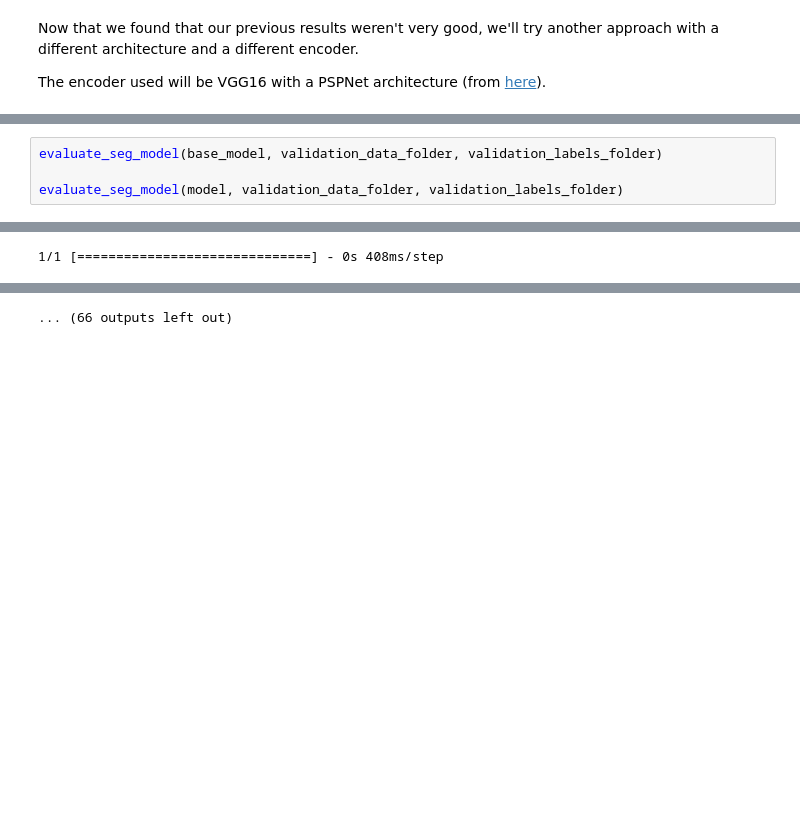
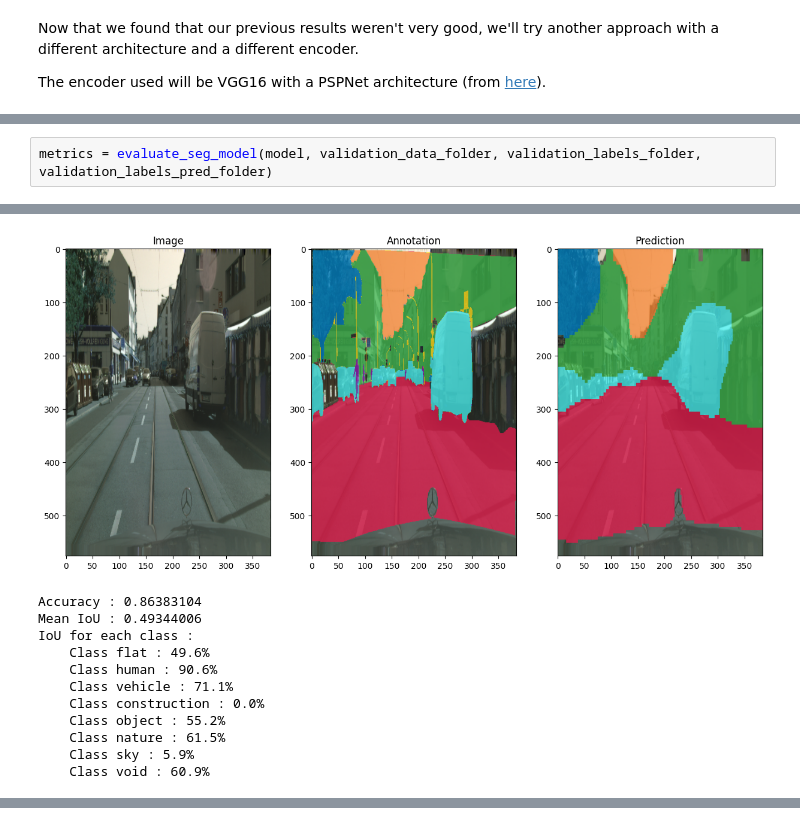
Before and after one commit to Hkllopp/data-segmentation, a Jupyter notebook: notebook.ipynb, the cells around one changed output, grey strips where cells are left out. Cells and saved outputs as stored; diff of their text form; blank space fills up the shorter version.

```diff
--- a/notebook.ipynb
+++ b/notebook.ipynb
@@ -775,5 +592,3 @@ plt.show()
 # %%
-evaluate_seg_model(base_model, validation_data_folder, validation_labels_folder)
-
-evaluate_seg_model(model, validation_data_folder, validation_labels_folder)
+metrics = evaluate_seg_model(model, validation_data_folder, validation_labels_folder, validation_labels_pred_folder)
 # %% [output]
@@ -781 +605,12 @@ evaluate_seg_model(model, validation_data_folder, validation_labels_folder)
+[figure, added]
-1/1 [==============================] - 0s 408ms/step
+Accuracy : 0.86383104
+Mean IoU : 0.49344006
+IoU for each class :
+    Class flat : 49.6%
+    Class human : 90.6%
+    Class vehicle : 71.1%
+    Class construction : 0.0%
+    Class object : 55.2%
+    Class nature : 61.5%
+    Class sky : 5.9%
+    Class void : 60.9%
@@ -792 +616,0 @@ evaluate_seg_model(model, validation_data_folder, validation_labels_folder)
-... (66 outputs left out)
```
Also changed, not shown: parts of 27 cells of this notebook.
